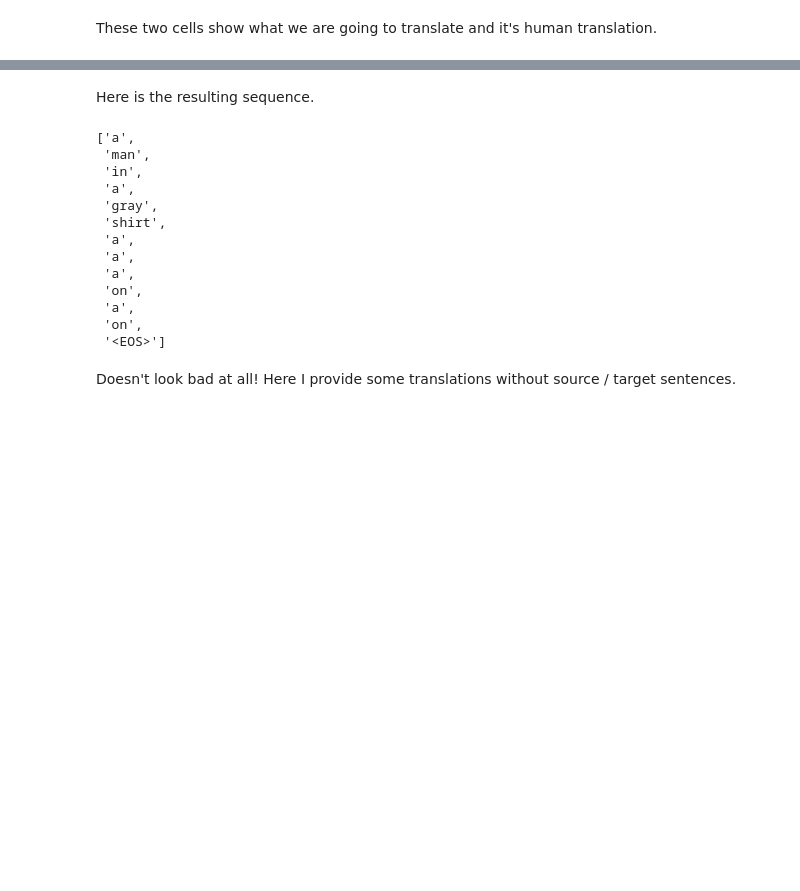
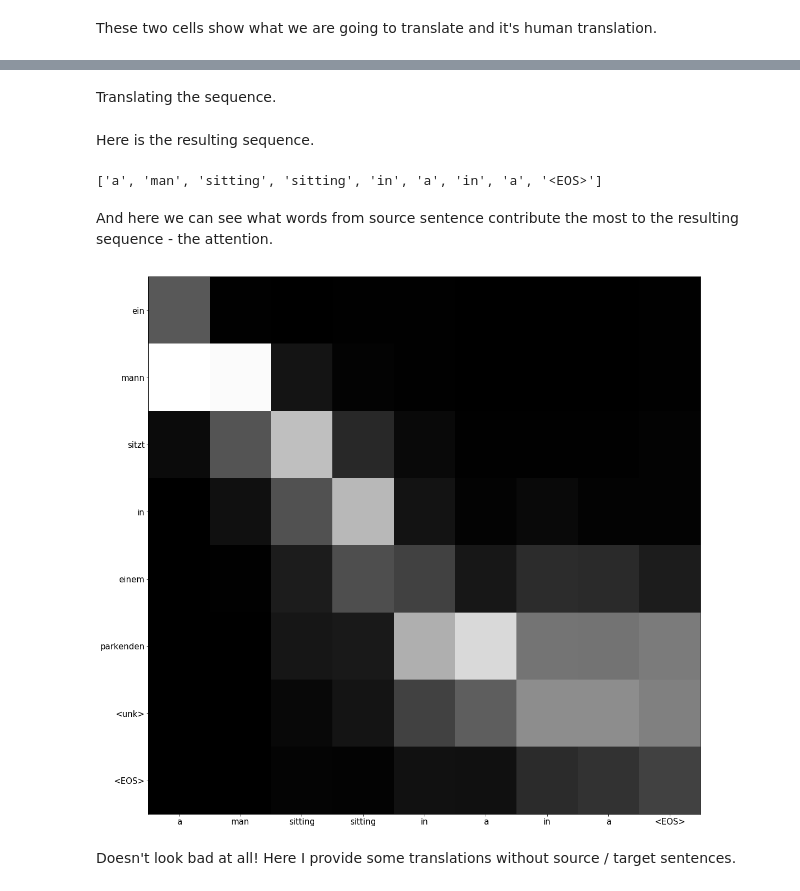
Before and after one commit to rumaak/exploring_machine_translation, a Jupyter notebook: Machine translation.ipynb, the cells around one changed output, grey strips where cells are left out. Cells and saved outputs as stored; diff of their text form; code cells hidden in the pictures; blank space fills up the shorter version.

Commit message:
Add attention visualization

```diff
--- a/Machine translation.ipynb
+++ b/Machine translation.ipynb
@@ -539,5 +540,5 @@ ex_src,ex_trg = getattr(rand_ex,src),getattr(rand_ex,trg)
 # %% [markdown]
 These two cells show what we are going to translate and it's human translation.
 # %%
-[SRC.vocab.itos[x] for x in ex_src[:,0]]
+src_sent = [SRC.vocab.itos[x] for x in ex_src[:,0]]; src_sent
 # %% [output]
@@ -577,24 +560,21 @@ These two cells show what we are going to translate and it's human translation.
  '<EOS>']
+# %% [markdown]
+Translating the sequence.
 # %%
-sent_ids = translate.rnnsearch(enc, dec, trg_sos_id, trg_eos_id, ex_src)
+sent_ids, att = translate.rnnsearch(enc, dec, trg_sos_id, trg_eos_id,
+                                    ex_src)
 # %% [markdown]
 Here is the resulting sequence.
 # %%
-[TRG.vocab.itos[x] for x in sent_ids]
+trans_sent = [TRG.vocab.itos[x] for x in sent_ids]; trans_sent
 # %% [output]
-['a',
- 'man',
- 'in',
- 'a',
- 'gray',
- 'shirt',
- 'a',
- 'a',
- 'a',
- 'on',
- 'a',
- 'on',
- '<EOS>']
+['a', 'man', 'sitting', 'sitting', 'in', 'a', 'in', 'a', '<EOS>']
+# %% [markdown]
+And here we can see what words from source sentence contribute the most to the resulting sequence - the attention.
+# %%
+plotAttention(att, src_sent, trans_sent)
+# %% [output]
+[figure, added]
 # %% [markdown]
 Doesn't look bad at all! Here I provide some translations without source / target sentences.
 # %%
```
Also changed, not shown: parts of 3 cells of this notebook, 3 other files.
